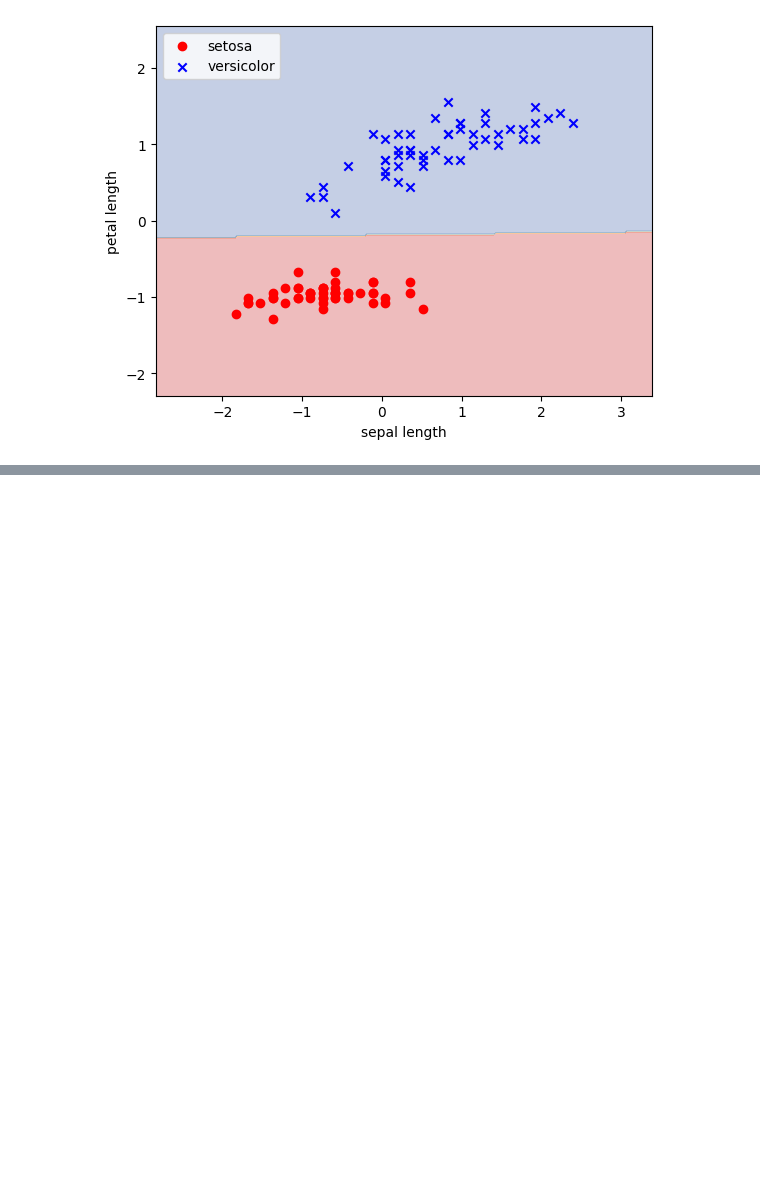
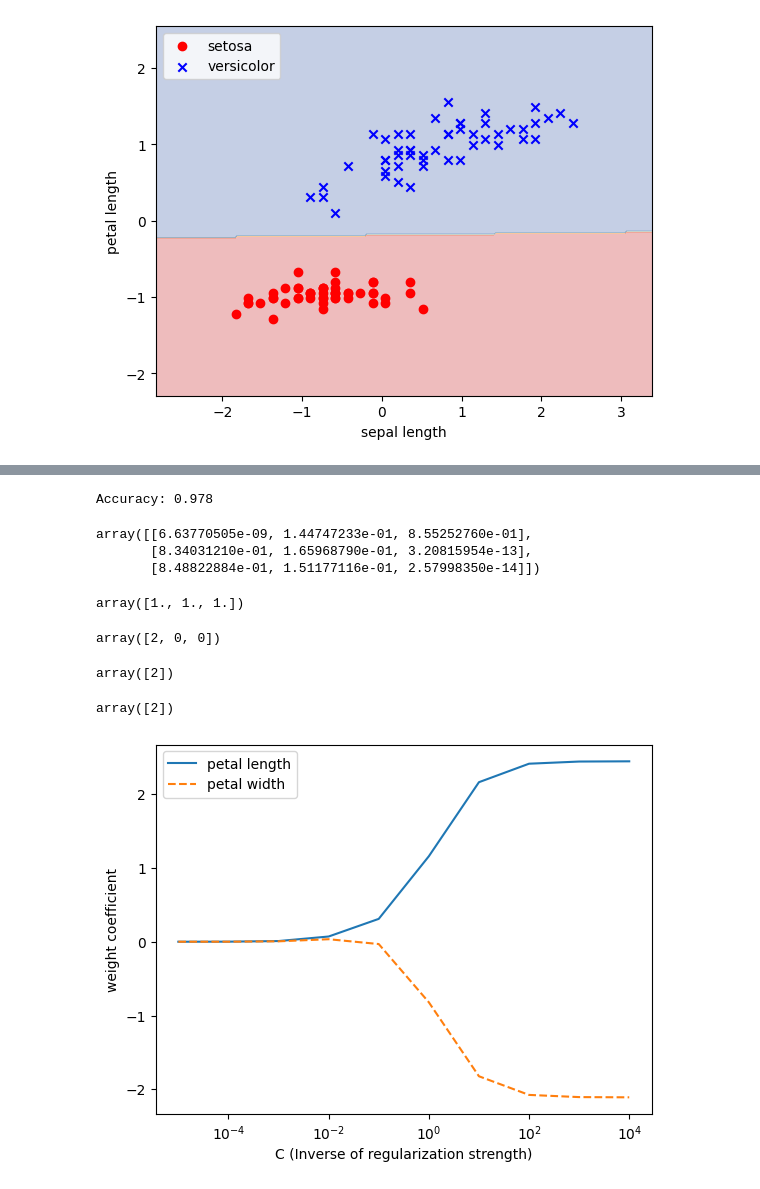
Before and after one commit to Dombearx/MachineLearningWithPytorch, a Jupyter notebook: chapter_3/logistic_regression.ipynb, the cells around one changed output, grey strips where cells are left out. Drawn from its saved outputs; the diff is of its cells as text; code cells hidden in the pictures; blank space fills up the shorter version.

```diff
--- a/chapter_3/logistic_regression.ipynb
+++ b/chapter_3/logistic_regression.ipynb
@@ -68,0 +108,43 @@ plt.show()
+# %%
+print('Accuracy: %.3f' % lr.score(X_test_std, y_test))
+# %% [output]
+Accuracy: 0.978
+# %%
+lr.predict_proba(X_test_std[:3, :])
+# %% [output]
+array([[6.63770505e-09, 1.44747233e-01, 8.55252760e-01],
+       [8.34031210e-01, 1.65968790e-01, 3.20815954e-13],
+       [8.48822884e-01, 1.51177116e-01, 2.57998350e-14]])
+# %%
+lr.predict_proba(X_test_std[:3, :]).sum(axis=1)  # each row sums to 1
+# %% [output]
+array([1., 1., 1.])
+# %%
+lr.predict(X_test_std[:3, :])
+# %% [output]
+array([2, 0, 0])
+# %%
+lr.predict(X_test_std[0, :].reshape(1, -1))  # reshape to 2D array
+# %% [output]
+array([2])
+# %%
+lr.predict(X_test_std[:1, :])
+# %% [output]
+array([2])
+# %%
+weights, params = [], []
+for c in np.arange(-5., 5., 1):
+    lr = LogisticRegression(C=10.**c, solver="lbfgs", multi_class="ovr")
+    lr.fit(X_train_std, y_train)
+    weights.append(lr.coef_[1])
+    params.append(10.**c)
+weights = np.array(weights)
+plt.plot(params, weights[:, 0], label='petal length')
+plt.plot(params, weights[:, 1], label='petal width', linestyle='--')
+plt.xlabel('C (Inverse of regularization strength)')
+plt.ylabel('weight coefficient')
+plt.legend()
+plt.xscale('log')
+plt.show()
+# %% [output]
+[figure, added]
```
Also changed, not shown: parts of 6 cells of this notebook, 2 other files.
